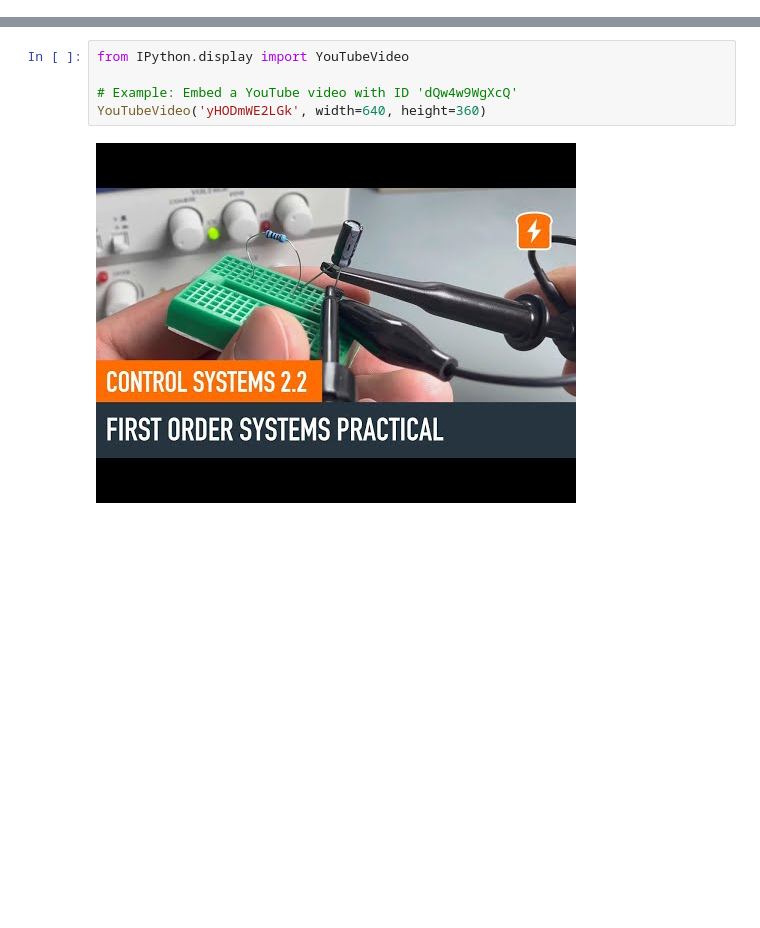
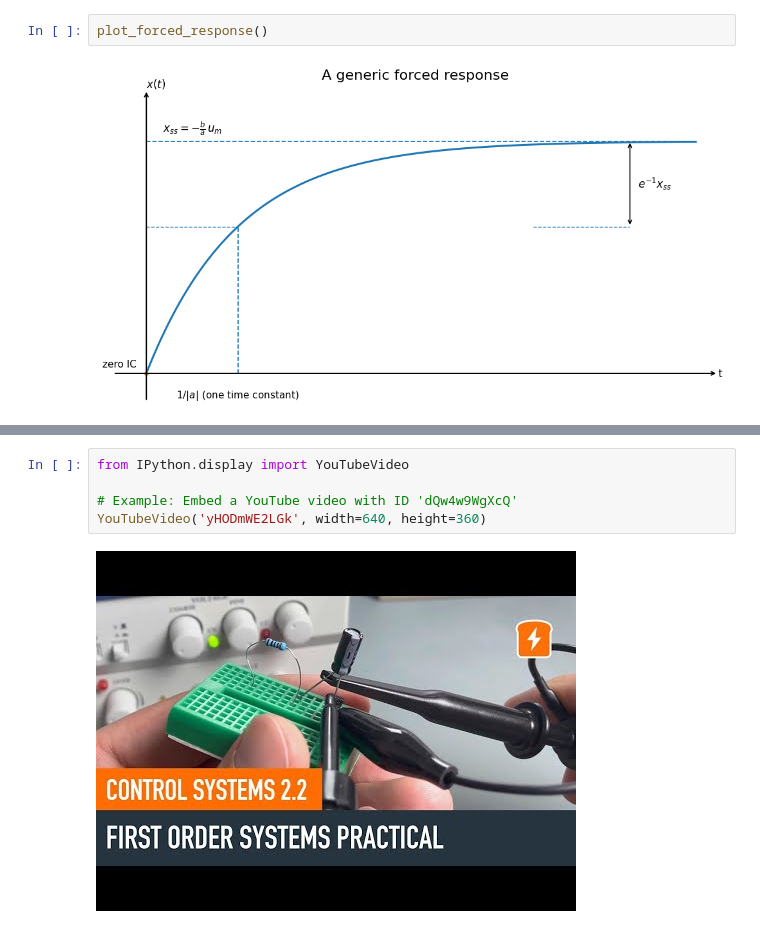
Before and after one commit to suann124/AIinTeaching_Archive, a Jupyter notebook: lectures/L5_Firstorder_2.ipynb, the cells around one changed output, grey strips where cells are left out. Saved outputs shown, nothing was run; the diff lists cells and outputs as text; blank space fills up the shorter version.

```diff
--- a/lectures/L5_Firstorder_2.ipynb
+++ b/lectures/L5_Firstorder_2.ipynb
@@ -4,0 +163,4 @@
+# %%
+plot_forced_response()
+# %% [output]
+[figure, added]
```
Also changed, not shown: parts of 33 cells of this notebook.
